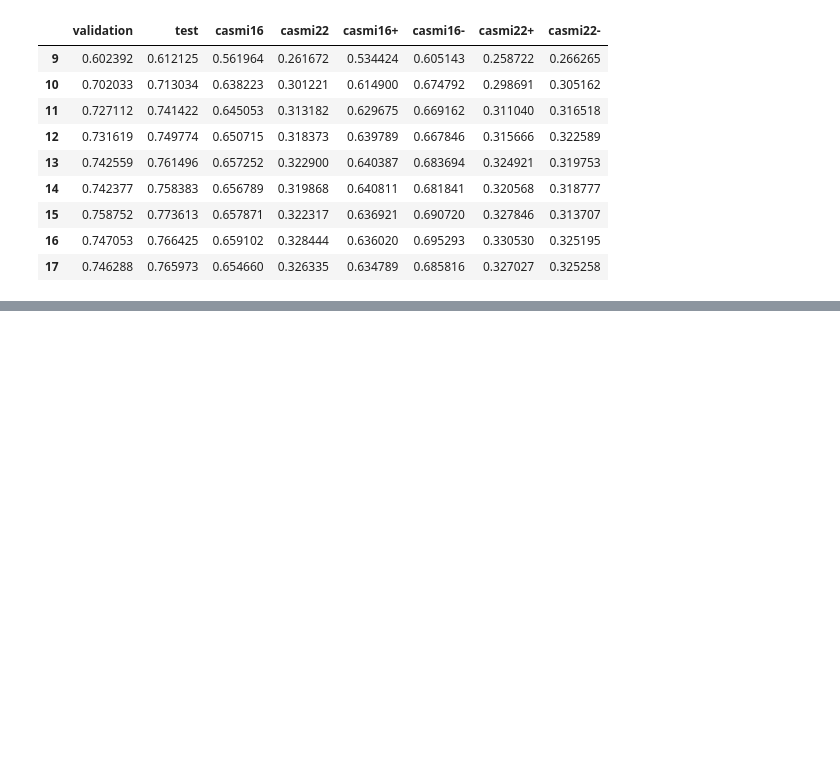
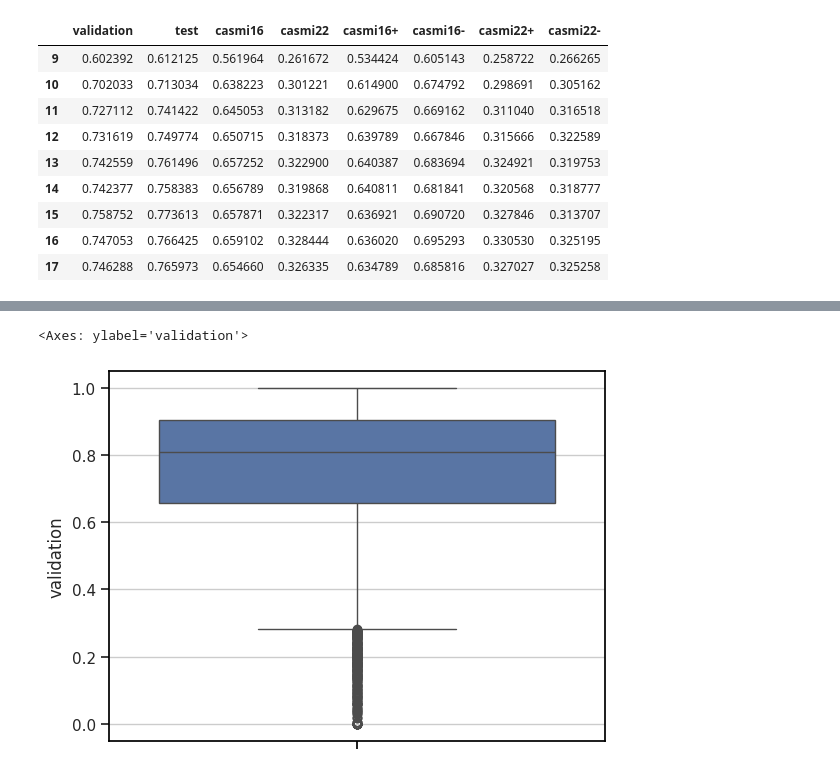
Before and after one commit to BAMeScience/fiora, a Jupyter notebook: notebooks/grid_stats.ipynb, the cells around one changed output, grey strips where cells are left out. Saved outputs shown, nothing was run; the diff lists cells and outputs as text; code cells hidden in the pictures; blank space fills up the shorter version.

```diff
--- a/notebooks/grid_stats.ipynb
+++ b/notebooks/grid_stats.ipynb
@@ -152,0 +193,5 @@ log[log["gnn_type"] == "RGCNConv"][eval_columns].apply(lambda x: x.apply(np.mean
+# %%
+sns.boxplot(data=L4, y="validation")
+# %% [output]
+<Axes: ylabel='validation'>
+[figure, added]
```
Also changed, not shown: parts of 6 cells of this notebook, 2 other files.
